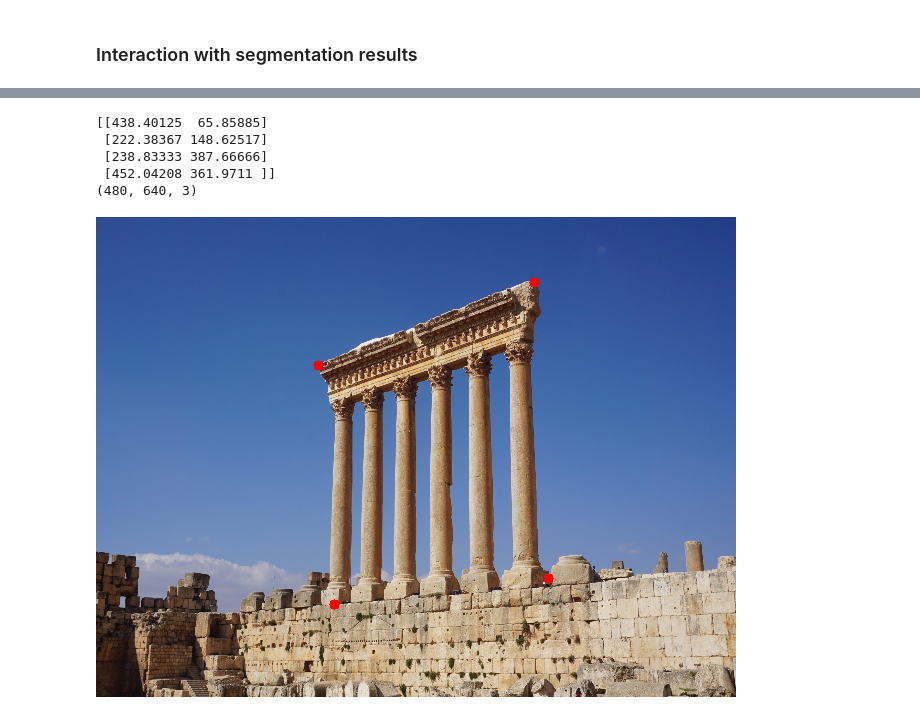
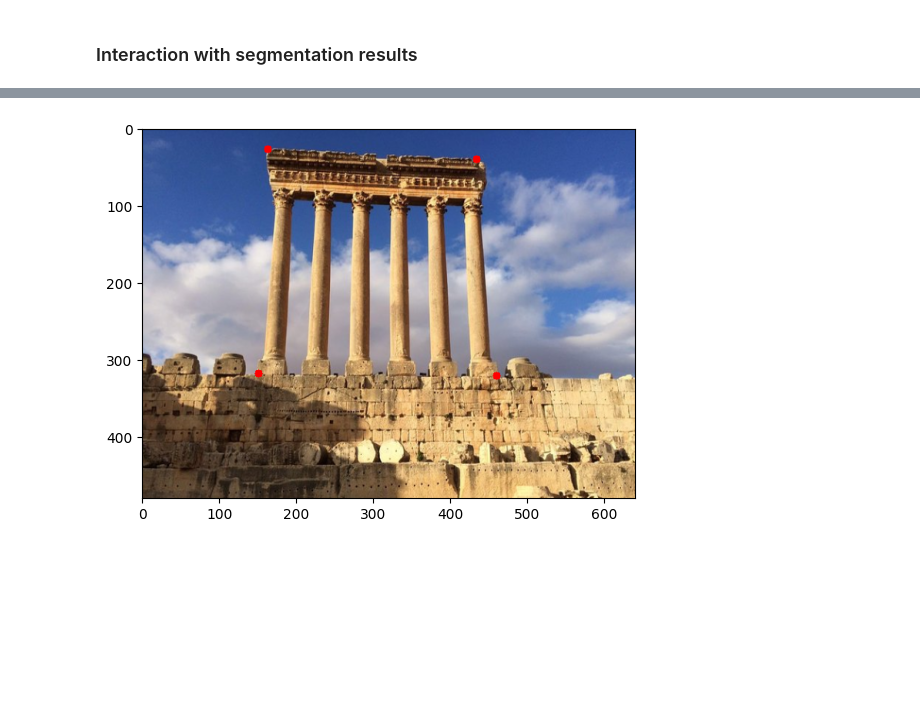
Before and after one commit to anthonymghms/ExploreAR, a Jupyter notebook: SAMBoundedBox.ipynb, the cells around one changed output, grey strips where cells are left out. Drawn from its saved outputs; the diff is of its cells as text; code cells hidden in the pictures; blank space fills up the shorter version.

```diff
--- a/SAMBoundedBox.ipynb
+++ b/SAMBoundedBox.ipynb
@@ -189,8 +179,7 @@ plt.savefig('/content/data/MyMask.jpg')
 # %%
 import numpy as np
 import cv2 as cv
-from google.colab.patches import cv2_imshow
-filename = '/content/data/MyMask.jpg'
+filename = './data/Mask.png'
 img = cv.imread(filename)
 gray = cv.cvtColor(img,cv.COLOR_BGR2GRAY)
 # find Harris corners
@@ -215,8 +204,7 @@ for point in hull:
     cleaned_hull.append(cleaned_point)
 
 cleaned_hull = np.array(cleaned_hull)
-print(cleaned_hull)
-print(img.shape)
 
-cv2_imshow(img)
+plt.imshow(img)
+plt.show()
 # %% [output]
@@ -341,42 +315,35 @@ def mep(convex_polygon):
 area, v1, v2, v3, v4, z1o, z2o = mep(cleaned_hull)
 
 points = []
 points.append(v1)
 points.append(v2)
 points.append(v3)
 points.append(v4)
 mep_points = np.array(points)
 def find_closest_hull_point(mep_point, cleaned_hull):
     # Calculate the distance from the mep point to each point in the cleaned hull
     distances = np.linalg.norm(cleaned_hull - mep_point, axis=1)
     # Find the index of the closest point
     closest_point_index = np.argmin(distances)
     # Return the closest point
     return cleaned_hull[closest_point_index]
 
 closest_points = []
 
 for point in mep_points:
   closest_point = find_closest_hull_point(point, cleaned_hull)
   closest_points.append(closest_point)
 
 closest_points = np.array(closest_points)
-print(closest_points)
-
-newfilename = '/content/data/Baalbek.jpg'
+newfilename = './data/Baalbek.jpg'
 image = cv.resize(cv.imread(newfilename),(640,480))
-
-print(image.shape)
 
 for point in closest_points:
   x1,y1 = point.astype(int)
   cv2.circle(image, (x1, y1), radius=5, color=(0, 0, 255), thickness=-1)  # Red color
 
-cv2_imshow(image)
+image_rgb = cv.cvtColor(image, cv.COLOR_BGR2RGB)
+plt.imshow(image_rgb)
+plt.show()
 # %% [output]
-[[438.40125  65.85885]
- [222.38367 148.62517]
- [238.83333 387.66666]
- [452.04208 361.9711 ]]
-(480, 640, 3)
-[figure, old version]
+[figure, new version]
```
Also changed, not shown: parts of 20 cells of this notebook, 1 other file.
